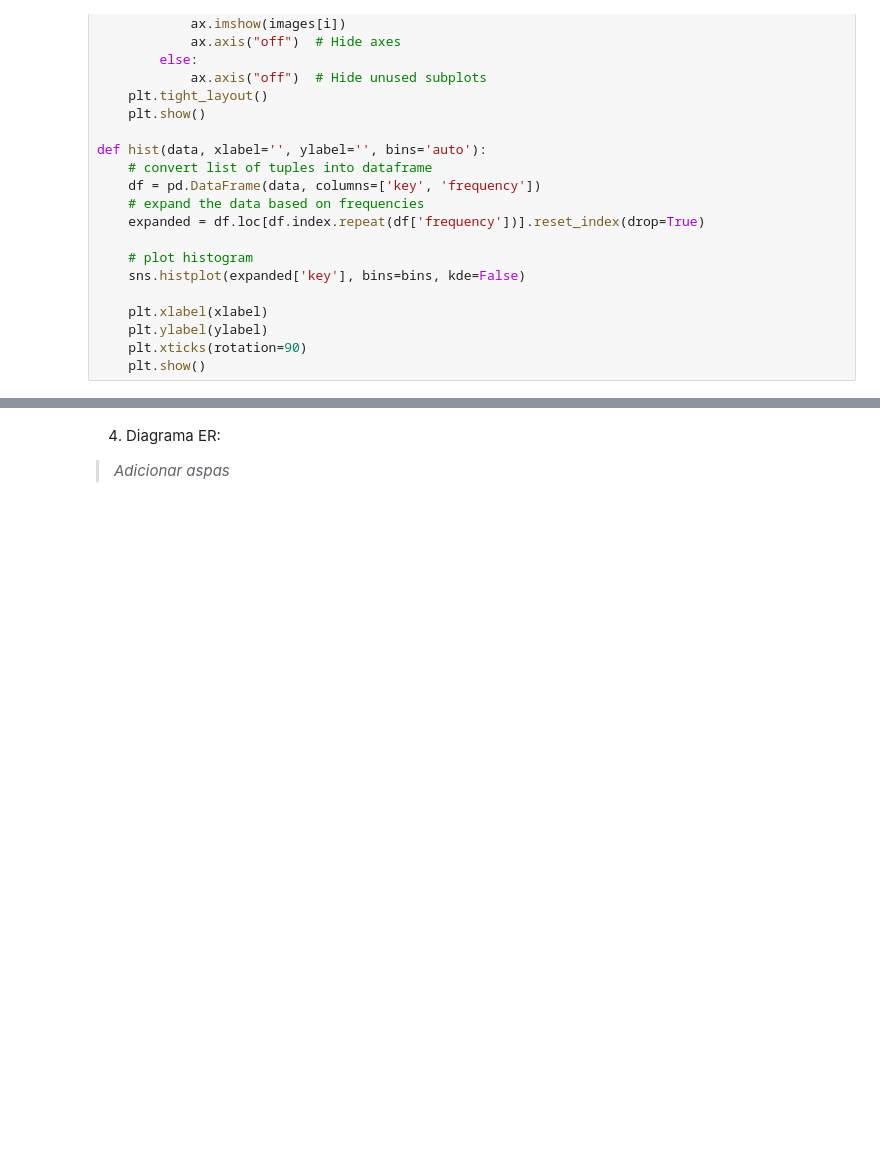
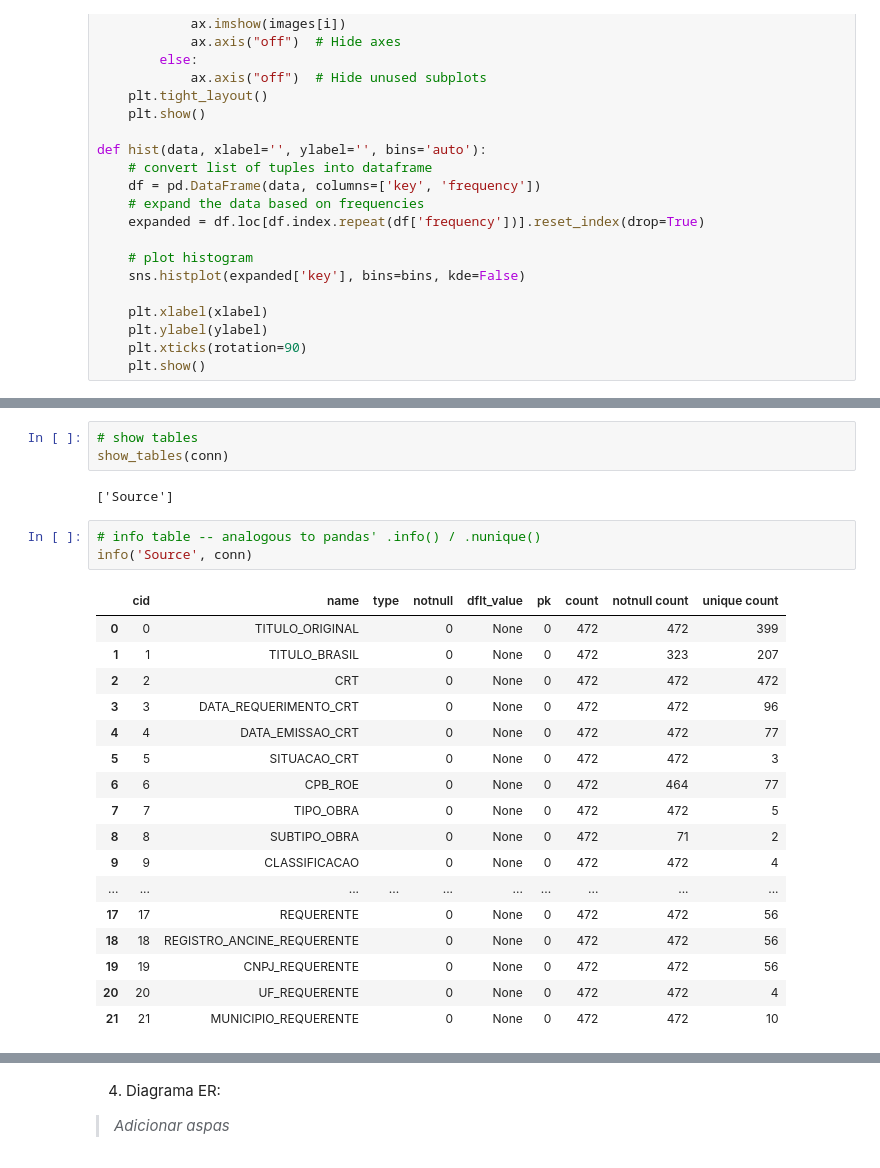
Before and after one commit to MarceleLouiseSAra/TPs-IBD, a Jupyter notebook: TP2.ipynb, the cells around one changed output, grey strips where cells are left out. Saved outputs shown, nothing was run; the diff lists cells and outputs as text; blank space fills up the shorter version.

```diff
--- a/TP2.ipynb
+++ b/TP2.ipynb
@@ -187,0 +238,26 @@ cur.execute('PRAGMA journal_mode = DELETE')
+# %%
+# show tables
+show_tables(conn)
+# %% [output]
+['Source']
+# %%
+# info table -- analogous to pandas' .info() / .nunique()
+info('Source', conn)
+# %% [output]
+|  | cid | name | type | notnull | dflt_value | pk | count | notnull count | unique count |
+| 0 | 0 | TITULO_ORIGINAL |  | 0 | None | 0 | 472 | 472 | 399 |
+| 1 | 1 | TITULO_BRASIL |  | 0 | None | 0 | 472 | 323 | 207 |
+| 2 | 2 | CRT |  | 0 | None | 0 | 472 | 472 | 472 |
+| 3 | 3 | DATA_REQUERIMENTO_CRT |  | 0 | None | 0 | 472 | 472 | 96 |
+| 4 | 4 | DATA_EMISSAO_CRT |  | 0 | None | 0 | 472 | 472 | 77 |
+| 5 | 5 | SITUACAO_CRT |  | 0 | None | 0 | 472 | 472 | 3 |
+| 6 | 6 | CPB_ROE |  | 0 | None | 0 | 472 | 464 | 77 |
+| 7 | 7 | TIPO_OBRA |  | 0 | None | 0 | 472 | 472 | 5 |
+| 8 | 8 | SUBTIPO_OBRA |  | 0 | None | 0 | 472 | 71 | 2 |
+| 9 | 9 | CLASSIFICACAO |  | 0 | None | 0 | 472 | 472 | 4 |
+| ... | ... | ... | ... | ... | ... | ... | ... | ... | ... |
+| 17 | 17 | REQUERENTE |  | 0 | None | 0 | 472 | 472 | 56 |
+| 18 | 18 | REGISTRO_ANCINE_REQUERENTE |  | 0 | None | 0 | 472 | 472 | 56 |
+| 19 | 19 | CNPJ_REQUERENTE |  | 0 | None | 0 | 472 | 472 | 56 |
+| 20 | 20 | UF_REQUERENTE |  | 0 | None | 0 | 472 | 472 | 4 |
+| 21 | 21 | MUNICIPIO_REQUERENTE |  | 0 | None | 0 | 472 | 472 | 10 |
```
Also changed, not shown: parts of 7 cells of this notebook.
